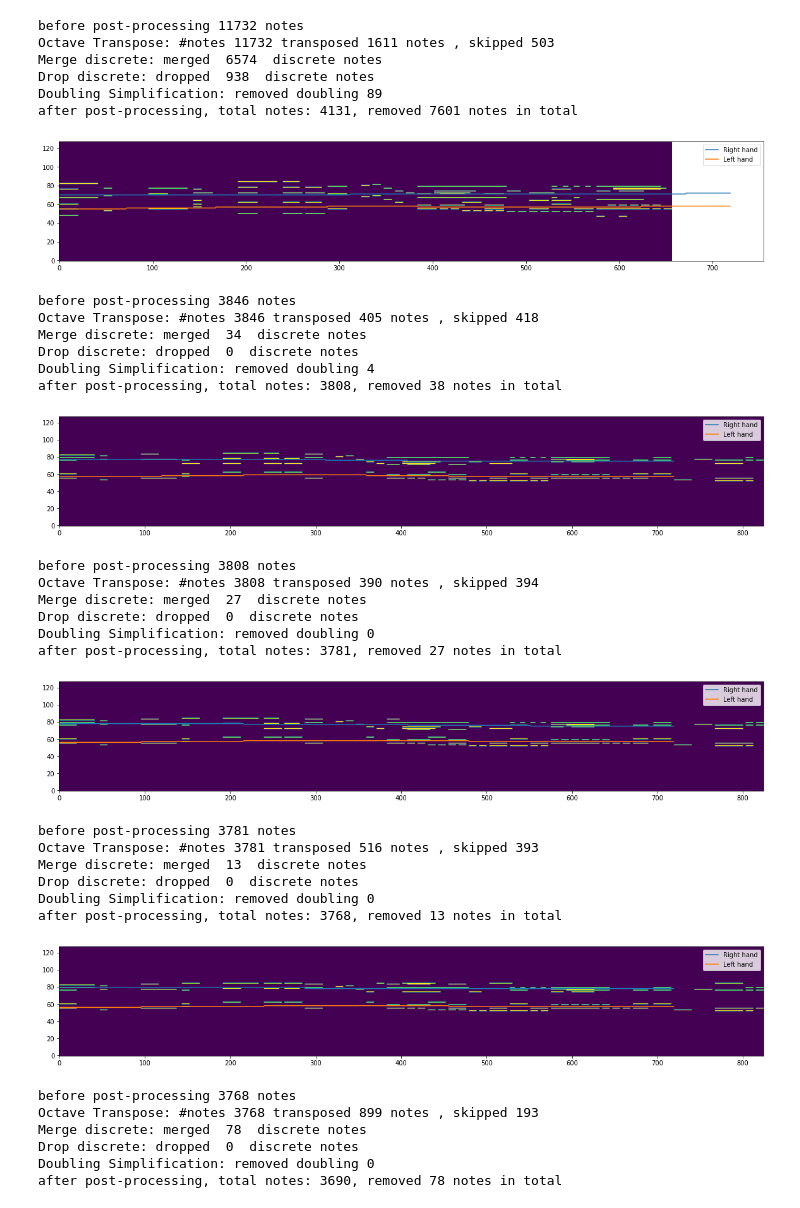
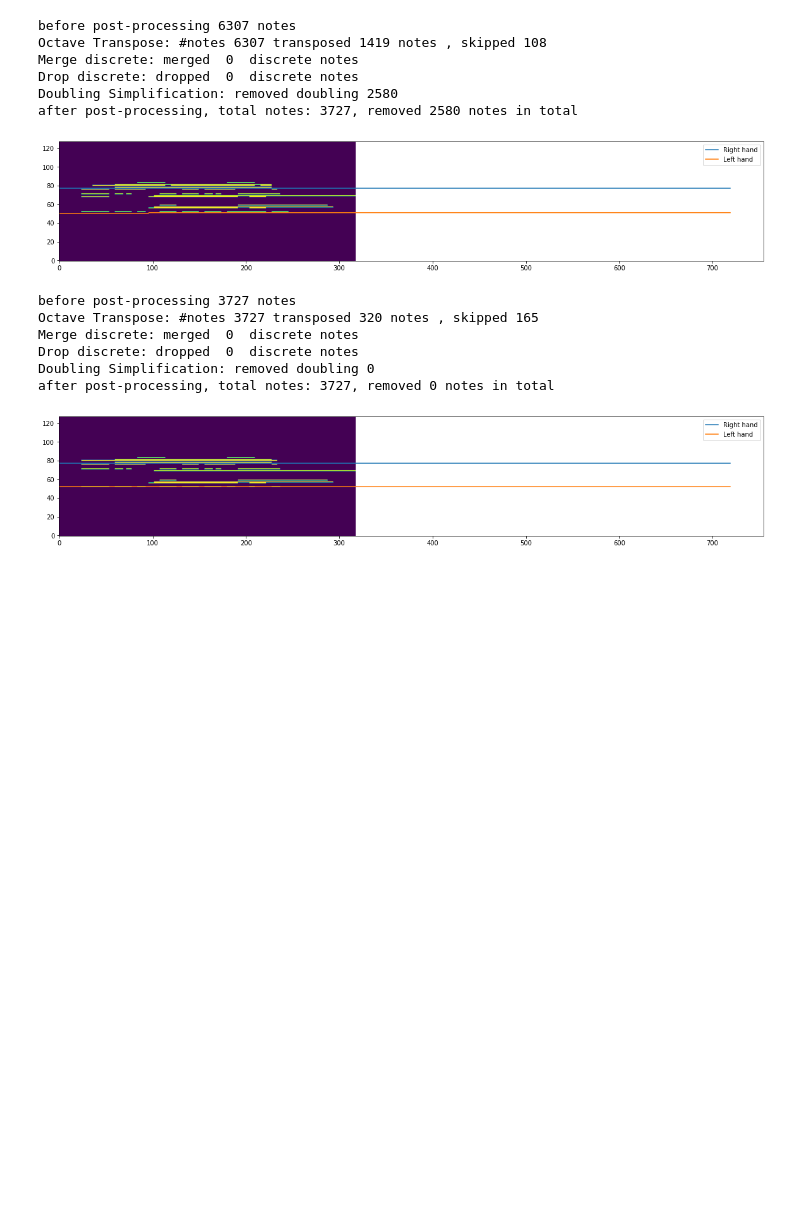
Before and after one commit to ChanTszKit/MIDI-BERT-2, a Jupyter notebook: postprocessing.ipynb, the cells around one changed output. Cells and saved outputs as stored; diff of their text form; code cells hidden in the pictures; blank space fills up the shorter version.

```diff
--- a/postprocessing.ipynb
+++ b/postprocessing.ipynb
@@ -252,6 +252,7 @@ def doubling_simplification(notes,centers_per_beat, tick_per_beat):
     return notes
 # %%
 def merge_discrete_note(notes):
+    notes.sort(key=lambda note:note.start)
     org_len=len(notes)
     #profile
     all_pitch={}
@@ -263,9 +264,10 @@ def merge_discrete_note(notes):
             all_pitch[pitch]=[note]
     #merge
     for k,v in all_pitch.items():
+        v.sort(key=lambda note:note.start)
         trace_idx=0
         while trace_idx<len(v)-1:
-            if v[trace_idx+1].start-v[trace_idx].end<=merge_threshold:
+            if 0<=v[trace_idx+1].start-v[trace_idx].end<=merge_threshold:
                 v[trace_idx].end=v[trace_idx+1].end
                 v.pop(trace_idx+1)
             else:
@@ -308,71 +310,51 @@ def visualize(notes,centers_per_beat,tick_per_beat):
     plt.show()
 # %%
 # main
-merge_threshold=2 #minimum separation between notes in same pitch
-discrete_note_threshold=5 #minimum length of a note
+merge_threshold=-1# #minimum separation between notes in same pitch
+discrete_note_threshold=1 #minimum length of a note
 
 notes,tick_per_beat = read_midi("reduction.mid")
 org_notes=len(notes)
 print(f'before post-processing {org_notes} notes')
 notes = trim_long_notes(notes, tick_per_beat)
 notes,centers_per_beat = octave_transpose(notes, tick_per_beat)
 notes = merge_discrete_note(notes)
 notes = drop_discrete_note(notes)
 notes = doubling_simplification(notes,centers_per_beat, tick_per_beat)
 cur_notes=len(notes)
 print(f'after post-processing, total notes: {cur_notes}, removed {org_notes-cur_notes} notes in total')
 visualize(notes[:100],centers_per_beat[:30],tick_per_beat)
-
+write_midi(notes, "post_processed.mid", tick_per_beat)
 
 while True:
     notes,tick_per_beat = read_midi("post_processed.mid")
     org_notes=len(notes)
     print(f'before post-processing {org_notes} notes')
     notes = trim_long_notes(notes, tick_per_beat)
-    notes,centers_per_beat = octave_transpose(notes, tick_per_beat,5,2)
+    notes,centers_per_beat = octave_transpose(notes, tick_per_beat,8,3)
     notes = merge_discrete_note(notes)
     notes = drop_discrete_note(notes)
     notes = doubling_simplification(notes,centers_per_beat, tick_per_beat)
     cur_notes=len(notes)
     print(f'after post-processing, total notes: {cur_notes}, removed {org_notes-cur_notes} notes in total')
     visualize(notes[:100],centers_per_beat[:30],tick_per_beat)
-    write_midi(notes, "post_processed.mid", tick_per_beat)
+    write_midi(notes, "post_processed2.mid", tick_per_beat)
 
     #termination
     if org_notes-cur_notes<10:
         break
 # %% [output]
-before post-processing 11732 notes
-Octave Transpose: #notes 11732 transposed 1611 notes , skipped 503
-Merge discrete: merged  6574  discrete notes
-Drop discrete: dropped  938  discrete notes
-Doubling Simplification: removed doubling 89
-after post-processing, total notes: 4131, removed 7601 notes in total
+before post-processing 6307 notes
+Octave Transpose: #notes 6307 transposed 1419 notes , skipped 108
+Merge discrete: merged  0  discrete notes
+Drop discrete: dropped  0  discrete notes
+Doubling Simplification: removed doubling 2580
+after post-processing, total notes: 3727, removed 2580 notes in total
-[figure, old version]
+[figure, new version]
-before post-processing 3846 notes
-Octave Transpose: #notes 3846 transposed 405 notes , skipped 418
-Merge discrete: merged  34  discrete notes
+before post-processing 3727 notes
+Octave Transpose: #notes 3727 transposed 320 notes , skipped 165
+Merge discrete: merged  0  discrete notes
 Drop discrete: dropped  0  discrete notes
-Doubling Simplification: removed doubling 4
-after post-processing, total notes: 3808, removed 38 notes in total
+Doubling Simplification: removed doubling 0
+after post-processing, total notes: 3727, removed 0 notes in total
-[figure, old version]
+[figure, new version]
-before post-processing 3808 notes
-Octave Transpose: #notes 3808 transposed 390 notes , skipped 394
-Merge discrete: merged  27  discrete notes
-Drop discrete: dropped  0  discrete notes
-Doubling Simplification: removed doubling 0
-after post-processing, total notes: 3781, removed 27 notes in total
-[figure, removed]
-before post-processing 3781 notes
-Octave Transpose: #notes 3781 transposed 516 notes , skipped 393
-Merge discrete: merged  13  discrete notes
-Drop discrete: dropped  0  discrete notes
-Doubling Simplification: removed doubling 0
-after post-processing, total notes: 3768, removed 13 notes in total
-[figure, removed]
-before post-processing 3768 notes
-Octave Transpose: #notes 3768 transposed 899 notes , skipped 193
-Merge discrete: merged  78  discrete notes
-Drop discrete: dropped  0  discrete notes
-Doubling Simplification: removed doubling 0
-after post-processing, total notes: 3690, removed 78 notes in total
```
Also changed, not shown: parts of 1 cell of this notebook, 9 other files.
